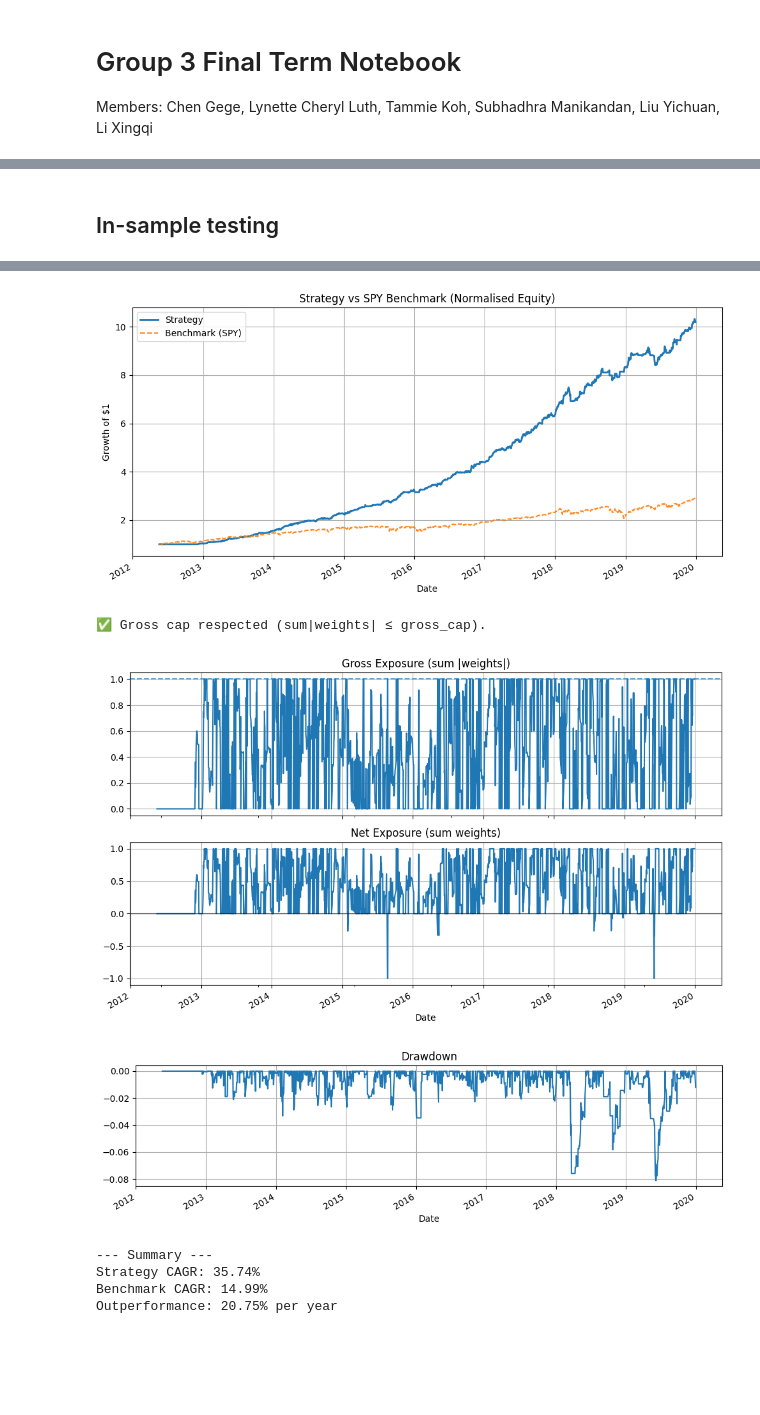
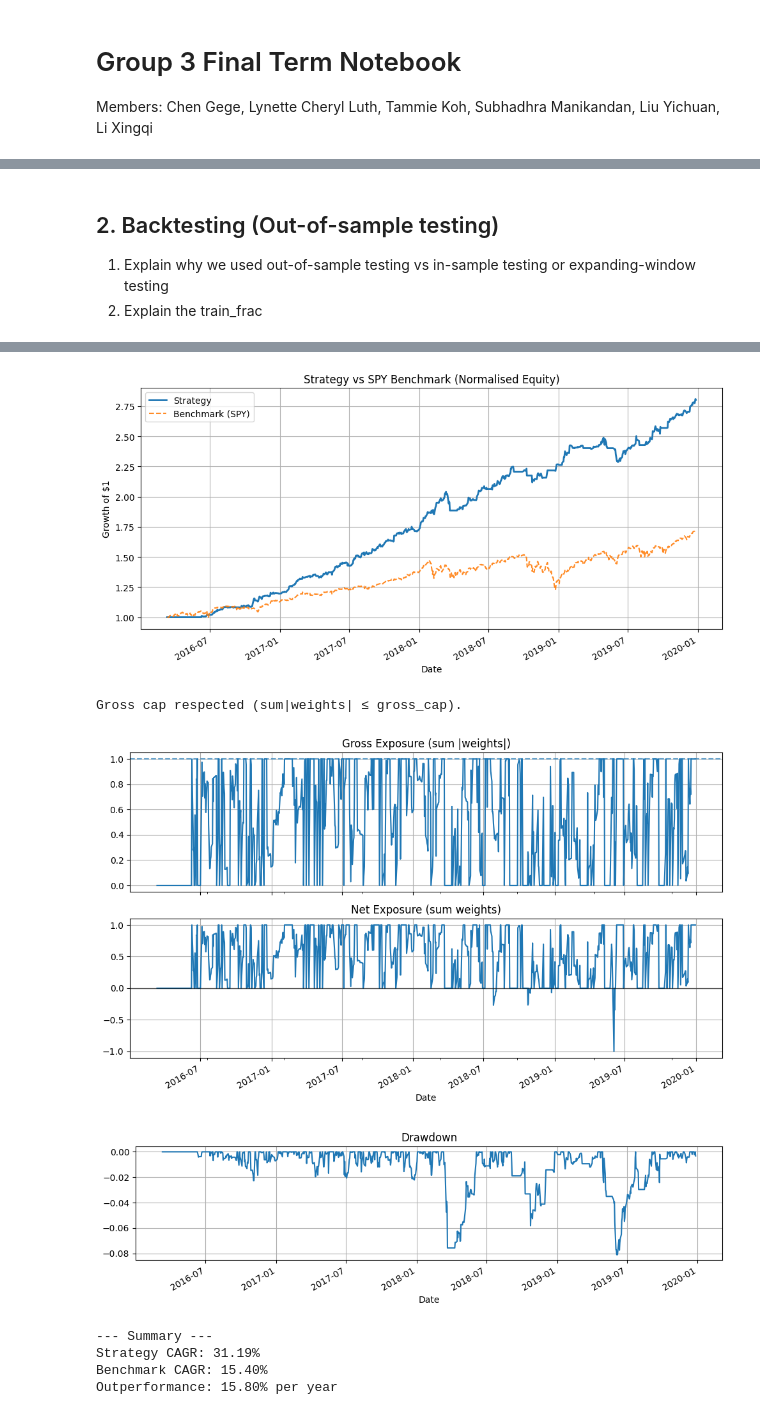
Before and after one commit to lydia372/is4226-final, a Jupyter notebook: Group3_FinalTerm.ipynb, the cells around one changed output, grey strips where cells are left out. Saved outputs shown, nothing was run; the diff lists cells and outputs as text; code cells hidden in the pictures; blank space fills up the shorter version.

```diff
--- a/Group3_FinalTerm.ipynb
+++ b/Group3_FinalTerm.ipynb
@@ -81,9 +16,13 @@ def plot_vs_benchmark(results):
 # %% [markdown]
-## In-sample testing
+## 2. Backtesting (Out-of-sample testing)
+
+1. Explain why we used out-of-sample testing vs in-sample testing or expanding-window testing
+2. Explain the train_frac
 # %%
 start_date = "2010-01-01"
 end_date   = "2019-12-31"
 stock_list = ["NVDA","MSFT","AAPL","AMZN","META","AVGO","GOOGL","TSLA","GOOG","BRK-B"]
+train_frac = 0.5
 
 MA_WINDOW = 130
 TRAIL_WINDOW = 10
@@ -106,7 +45,7 @@ PERF_LOOKBACK = 63
 
 # --- Run the backtest ---
 results = run_backtest(
-    start_date=start_date, end_date=end_date, stock_list=stock_list,
+    start_date=start_date, end_date=end_date, stock_list=stock_list, train_frac=train_frac,
     ma_window=MA_WINDOW, trailing_window=TRAIL_WINDOW, trailing_pct=TRAIL_PCT,
     short_threshold=SHORT_THRESHOLD, atr_win=ATR_WIN,
     cooldown_bars=COOLDOWN, reentry_eps=EPS, min_hold=MIN_HOLD, weekly_exec=WEEKLY,
@@ -141,8 +72,8 @@ print(f"Outperformance: {(results['portfolio_metrics']['CAGR'] - results['benchm
-[figure, old version]
+[figure, new version]
-✅ Gross cap respected (sum|weights| ≤ gross_cap).
+Gross cap respected (sum|weights| ≤ gross_cap).
-[figure, old version]
+[figure, new version]
-[figure, old version]
+[figure, new version]
 --- Summary ---
-Strategy CAGR: 35.74%
-Benchmark CAGR: 14.99%
-Outperformance: 20.75% per year
+Strategy CAGR: 31.19%
+Benchmark CAGR: 15.40%
+Outperformance: 15.80% per year
```
Also changed, not shown: parts of 22 cells of this notebook, 6 other files.
